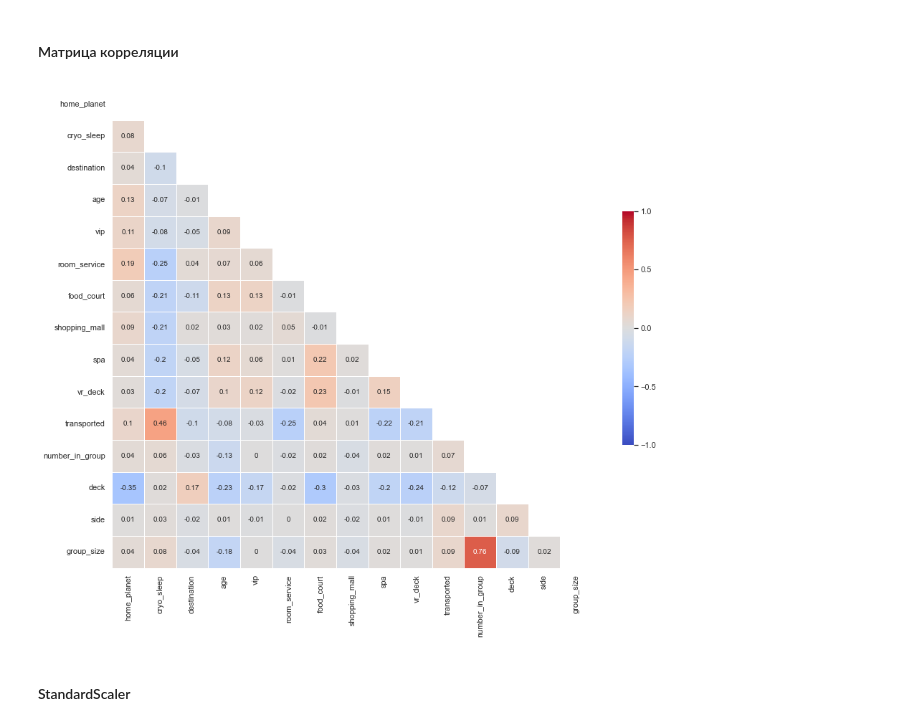
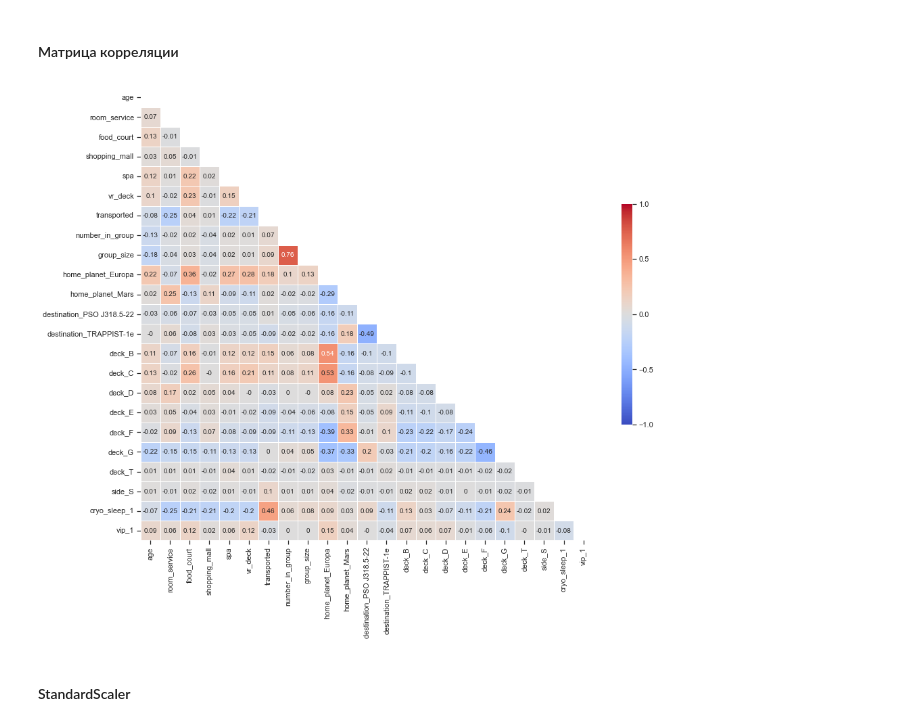
Before and after one commit to DaniilTsalik/Detecting_fraud, a Jupyter notebook: Untitled.ipynb, the cells around one changed output. Drawn from its saved outputs; the diff is of its cells as text; code cells hidden in the pictures.

```diff
--- a/Untitled.ipynb
+++ b/Untitled.ipynb
@@ -329,7 +297,7 @@ for index, row in age_table.iterrows():
     age_dict[index] = row['median']
 # %%
 for index, row in all_data.iterrows():
-            if row['age'] != row['age']:
+            if row.age != row.age and row.home_planet == row.home_planet:
                 all_data.loc[index, 'age'] = age_dict[row['home_planet']]
 # %%
 all_data.home_planet.unique()
@@ -586,13 +552,9 @@ home_planet_table[['transported', 'total']].plot(kind='bar', stacked=True, legen
 # %% [markdown]
 #### Дополнительный признак group_size
 # %%
-group_group_id = list(all_data.query('number_in_group == "02"').group_id.unique())
 for index, row in all_data.iterrows():
     group_id = row.group_id
-    if group_id in group_group_id:
-        all_data.loc[index, 'group_size'] = all_data.query('group_id == @group_id')['number_in_group'].max()
-    else:
-        all_data.loc[index, 'group_size'] = 1
+    all_data.loc[index, 'group_size'] = len(all_data.query('group_id == @group_id'))
 # %%
 transported_stat('group_size')
 # %% [output]
@@ -634,8 +596,8 @@ dtype: int64
 # %%
 all_data['name'] = all_data['name'].fillna('na')
 
-num_cols = ['shopping_mall','food_court','room_service','spa','vr_deck']
-cat_cols = ['deck','number','side','home_planet','destination', 'cryo_sleep', 'vip'] #'
+num_cols = ['shopping_mall', 'food_court', 'room_service', 'spa', 'vr_deck', 'age']
+cat_cols = ['deck', 'number', 'side', 'home_planet', 'destination', 'cryo_sleep', 'vip']
 num_imp = SimpleImputer(strategy='mean')
 cat_imp = SimpleImputer(strategy='most_frequent')
 
@@ -703,7 +665,7 @@ all_data['vr_deck'] = all_data['vr_deck'].astype('int')
 all_data['number_in_group'] = all_data['number_in_group'].astype('int')
 all_data['group_size'] = all_data['group_size'].astype('int')
 all_data['cryo_sleep'] = all_data['cryo_sleep'].astype('int')
-all_data['vip'] = all_data['vip'].astype('float')
+all_data['vip'] = all_data['vip'].astype('int')
 
 all_data = all_data.drop('name', axis=1)
 all_data = all_data.drop('group_id', axis=1)
@@ -771,29 +733,29 @@ preop_data_oe
 # %%
 preop_data_ohe['transported'] = preop_data_ohe['transported'].astype('float')
 preop_data_oe['transported'] = preop_data_oe['transported'].astype('float')
 
-corr_matrix = preop_data_oe.corr()
+corr_matrix = preop_data_ohe.corr()
 
 mask = np.triu(np.ones_like(corr_matrix, dtype=np.bool_))
 
 f, ax = plt.subplots(figsize=(15, 15))
 heatmap = sns.heatmap(round(corr_matrix, 2),
                       mask = mask,
                       square = True,
                       linewidths = .5,
                       cmap = 'coolwarm',
                       cbar_kws = {'shrink': .4,
                                 'ticks' : [-1, -.5, 0, 0.5, 1]},
                       vmin = -1,
                       vmax = 1,
                       annot = True,
                       annot_kws = {'size': 10})
 
 ax.set_yticklabels(corr_matrix.columns, rotation = 0)
 ax.set_xticklabels(corr_matrix.columns)
 sns.set_style({'xtick.bottom': True}, {'ytick.left': True})
 # %% [output]
-[figure, old version]
+[figure, new version]
 # %%
 dtc = tree.DecisionTreeClassifier(random_state=12345)
 rfc = RandomForestClassifier(random_state=12345)
```
Also changed, not shown: parts of 27 cells of this notebook, 1 other file.
